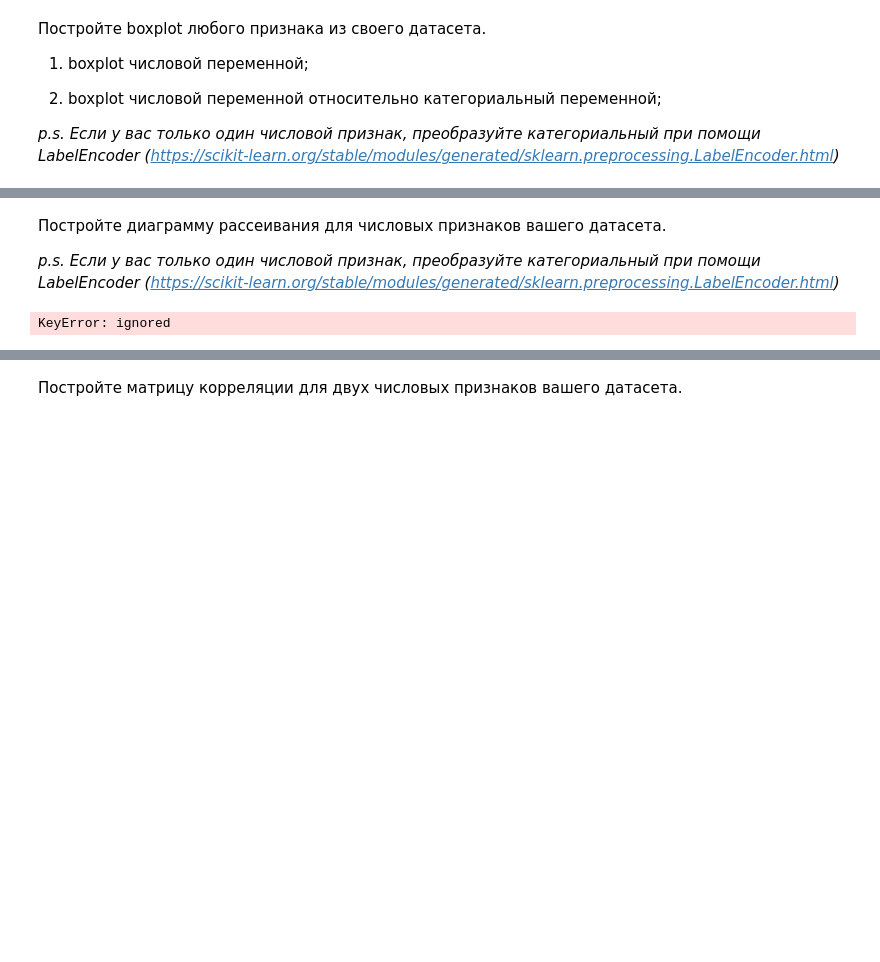
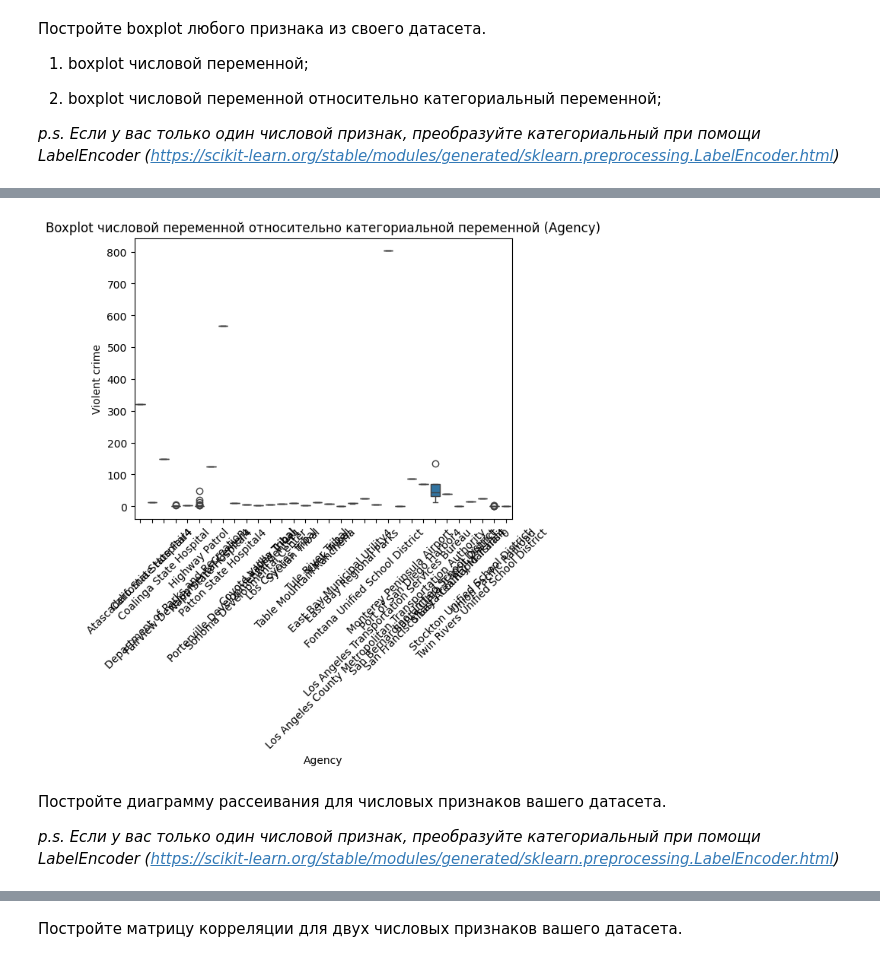
Before and after one commit to Zlovredniy/MachineExperience1, a Jupyter notebook: lab2/Задание_2.ipynb, the cells around one changed output, grey strips where cells are left out. Drawn from its saved outputs; the diff is of its cells as text; code cells hidden in the pictures; blank space fills up the shorter version.

```diff
--- a/lab2/Задание_2.ipynb
+++ b/lab2/Задание_2.ipynb
@@ -286,11 +284,11 @@ NameError: ignored
+# %%
+sns.boxplot(x='Agency', y='Violent crime', data=df_filled)
+plt.title('Boxplot числовой переменной относительно категориальной переменной (Agency)')
+plt.xticks(rotation=45) #Поворачиваем подписи оси X для лучшей читаемости
+plt.show()
+# %% [output]
+[figure, added]
 # %% [markdown]
 Постройте диаграмму рассеивания для числовых признаков вашего датасета.
 
 *p.s. Если у вас только один числовой признак, преобразуйте категориальный при помощи LabelEncoder (https://scikit-learn.org/stable/modules/generated/sklearn.preprocessing.LabelEncoder.html)*
-# %%
-plt.scatter(x=df["G1"],y=df["G3"])
-plt.xlabel("G1")
-plt.ylabel("G3")
-plt.show()
-# %% [output]
-KeyError: ignored
```
Also changed, not shown: parts of 9 cells of this notebook.
